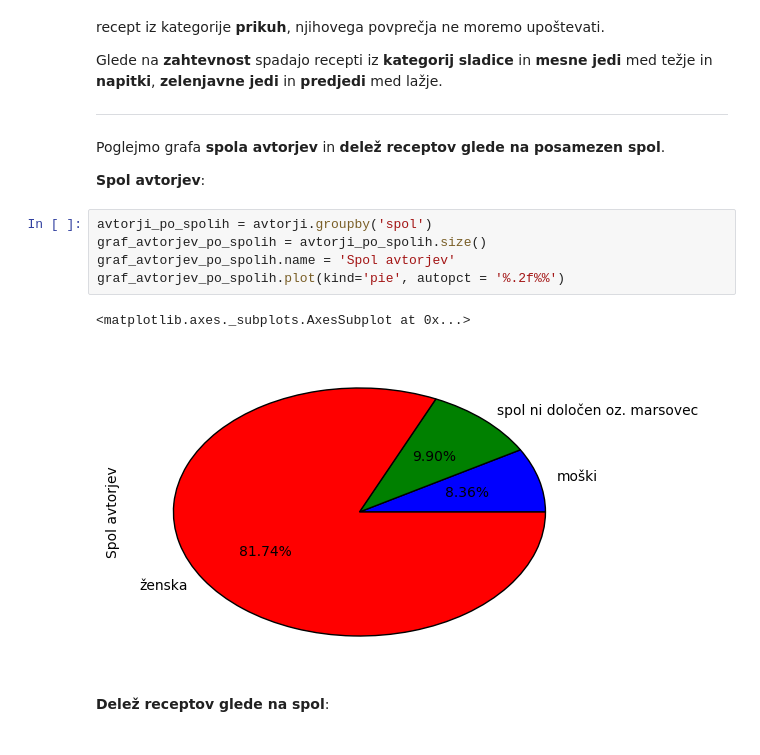
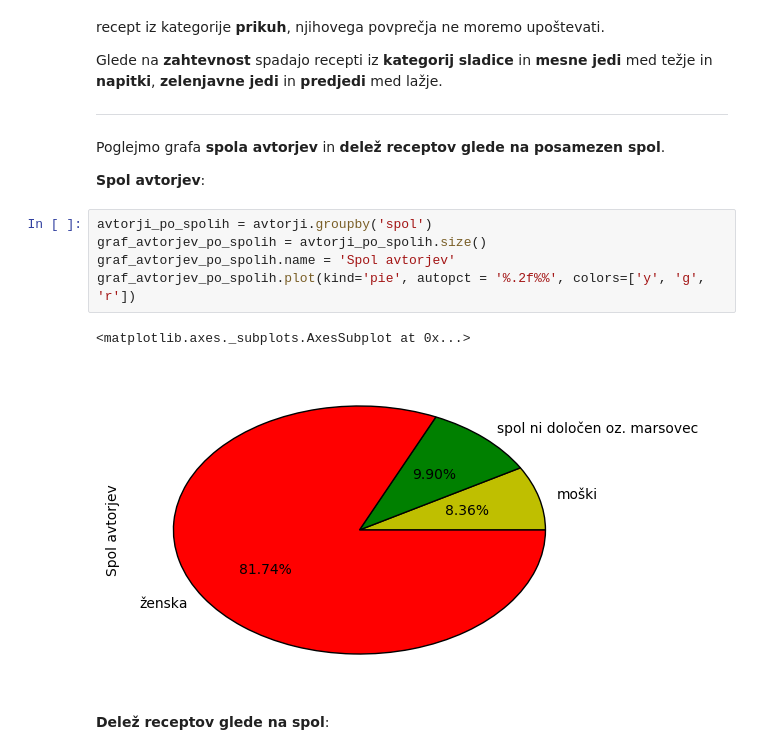
Before and after one commit to Mozi111/KuharskiRecepti, a Jupyter notebook: AnalizaPodatkov.ipynb, the cells around one changed output. Drawn from its saved outputs; the diff is of its cells as text.

```diff
--- a/AnalizaPodatkov.ipynb
+++ b/AnalizaPodatkov.ipynb
@@ -157,11 +157,11 @@ Poglejmo grafa **spola avtorjev** in **delež receptov glede na posamezen spol**
 # %%
 avtorji_po_spolih = avtorji.groupby('spol')
 graf_avtorjev_po_spolih = avtorji_po_spolih.size()
 graf_avtorjev_po_spolih.name = 'Spol avtorjev'
-graf_avtorjev_po_spolih.plot(kind='pie', autopct = '%.2f%%')
+graf_avtorjev_po_spolih.plot(kind='pie', autopct = '%.2f%%', colors=['y', 'g', 'r'])
 # %% [output]
 <matplotlib.axes._subplots.AxesSubplot at 0x...>
-[figure, old version]
+[figure, new version]
 # %% [markdown]
 **Delež receptov glede na spol**:
 # %%
```
Also changed, not shown: parts of 33 cells of this notebook.
